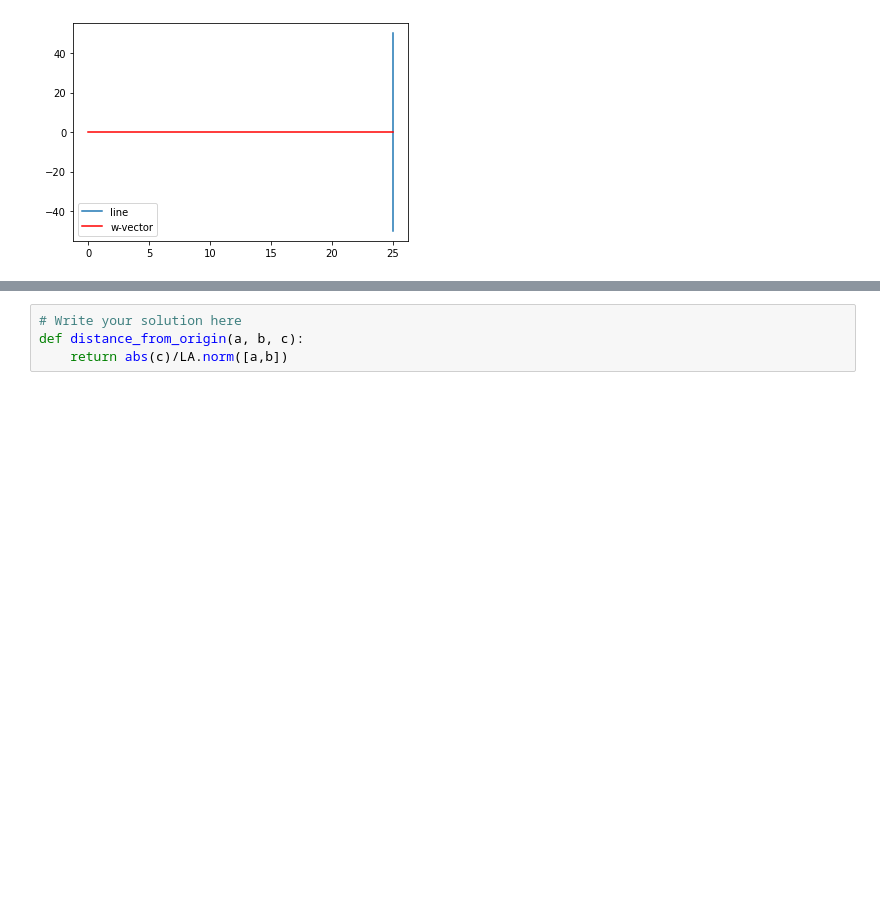
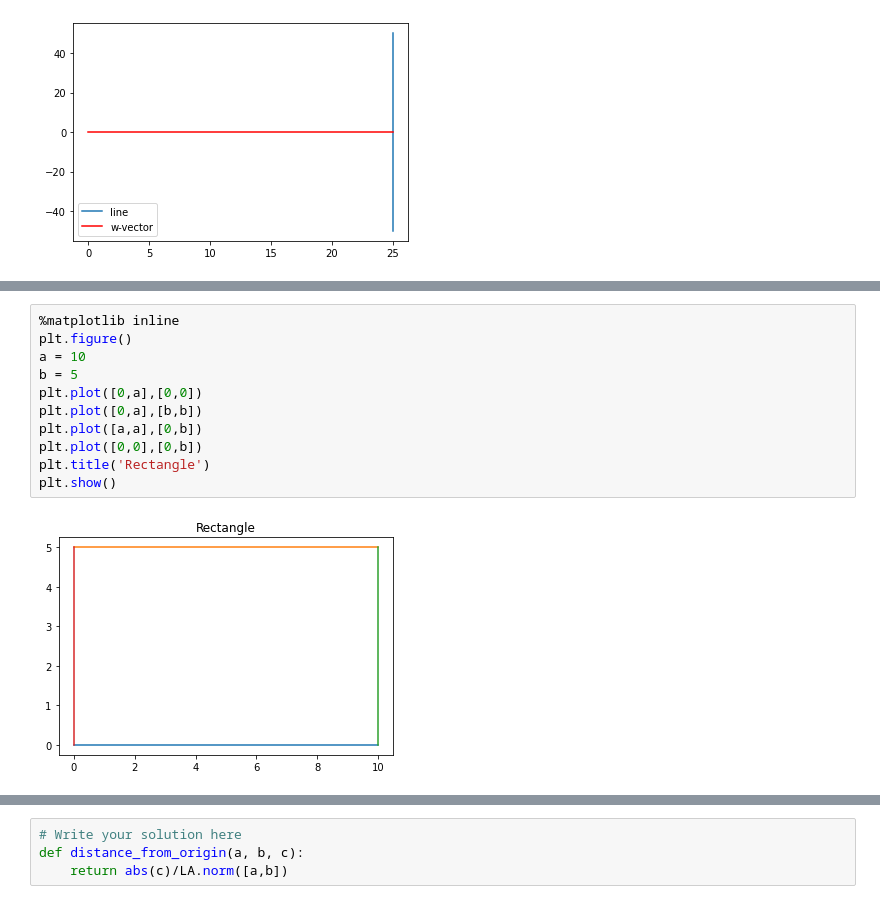
Before and after one commit to chhanganivarun/cvit-workshop, a Jupyter notebook: classes/day1/day1.ipynb, the cells around one changed output, grey strips where cells are left out. Saved outputs shown, nothing was run; the diff lists cells and outputs as text; blank space fills up the shorter version.

```diff
--- a/classes/day1/day1.ipynb
+++ b/classes/day1/day1.ipynb
@@ -127,0 +144,13 @@ plt.legend(loc = "lower left")
+# %%
+%matplotlib inline
+plt.figure()
+a = 10
+b = 5
+plt.plot([0,a],[0,0])
+plt.plot([0,a],[b,b])
+plt.plot([a,a],[0,b])
+plt.plot([0,0],[0,b])
+plt.title('Rectangle')
+plt.show()
+# %% [output]
+[figure, added]
```
Also changed, not shown: parts of 26 cells of this notebook, 1 other file.
